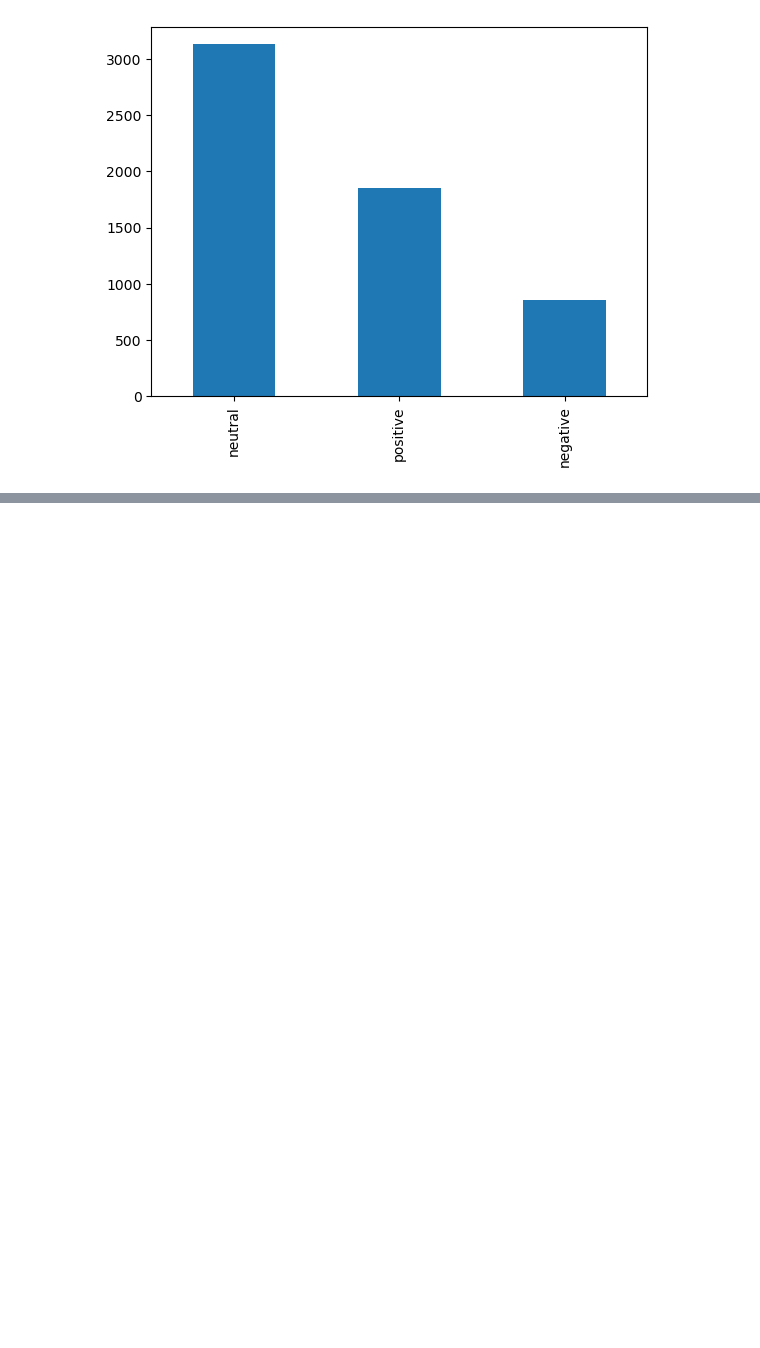
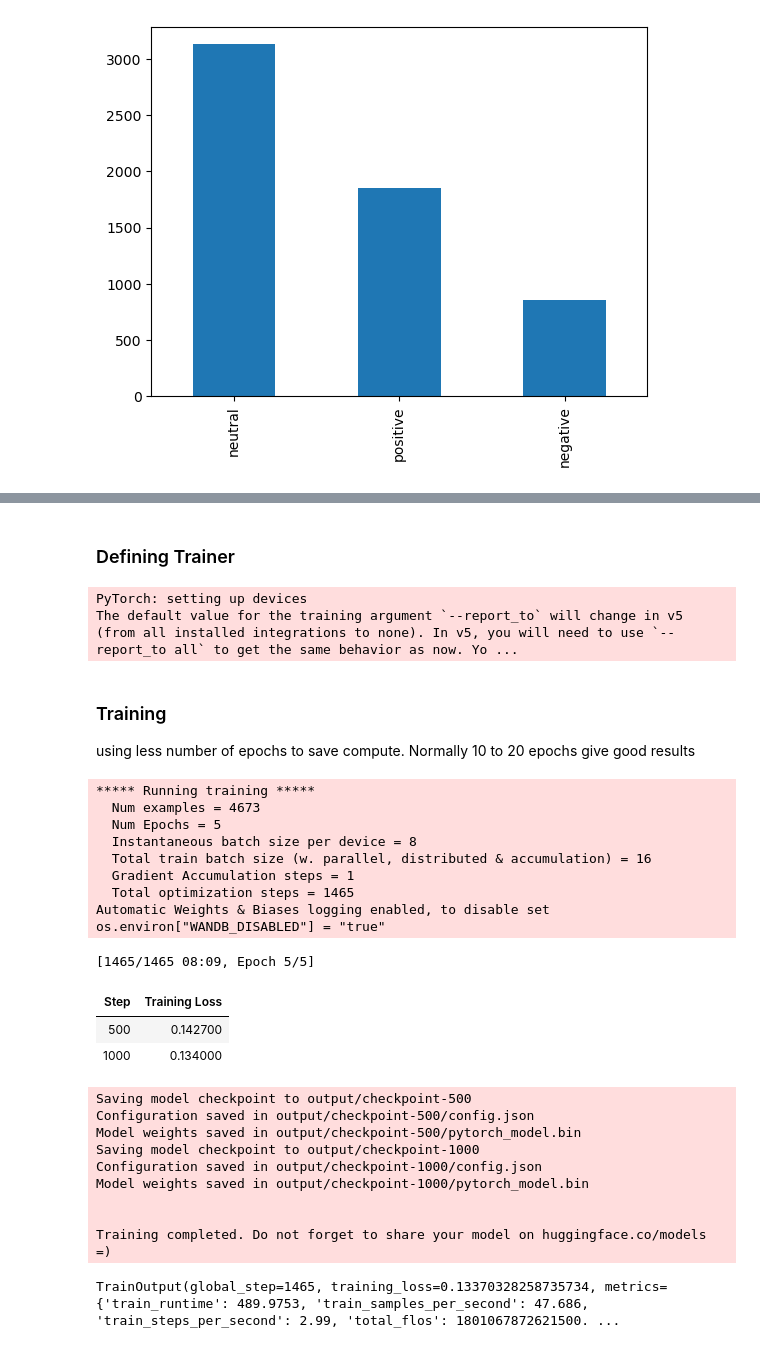
Before and after one commit to taaha/Finetuning-hugging-face-model-for-financial-sentiment, a Jupyter notebook: finetuning.ipynb, the cells around one changed output, grey strips where cells are left out. Saved outputs shown, nothing was run; the diff lists cells and outputs as text; code cells hidden in the pictures; blank space fills up the shorter version.

```diff
--- a/finetuning.ipynb
+++ b/finetuning.ipynb
@@ -86,0 +151,17 @@ You should probably TRAIN this model on a down-stream task to be able to use it
+# %%
+class Dataset(torch.utils.data.Dataset):
+    def __init__(self, encodings, labels=None):
+        self.encodings = encodings
+        self.labels = labels
+
+    def __getitem__(self, idx):
+        item = {key: torch.tensor(val[idx]) for key, val in self.encodings.items()}
+        if self.labels:
+            item["labels"] = torch.tensor(self.labels[idx])
+        return item
+
+    def __len__(self):
+        return len(self.encodings["input_ids"])
+# %%
+train_dataset = Dataset(X_train_tokenized, y_train)
+val_dataset = Dataset(X_val_tokenized, y_val)
@@ -86,0 +188,59 @@ You should probably TRAIN this model on a down-stream task to be able to use it
+# %%
+def compute_metrics(p):
+    print(type(p))
+    pred, labels = p
+    pred = np.argmax(pred, axis=1)
+
+    accuracy = accuracy_score(y_true=labels, y_pred=pred)
+    recall = recall_score(y_true=labels, y_pred=pred, average='micro')
+    precision = precision_score(y_true=labels, y_pred=pred, average='micro')
+    f1 = f1_score(y_true=labels, y_pred=pred, average='micro')
+
+    return {"accuracy": accuracy, "precision": precision, "recall": recall, "f1": f1}
+# %% [markdown]
+### Defining Trainer
+# %%
+args = TrainingArguments(
+    output_dir="output",
+    num_train_epochs=5,#20,
+    per_device_train_batch_size=8
+
+)
+trainer = Trainer(
+    model=model,
+    args=args,
+    train_dataset=train_dataset,
+    eval_dataset=val_dataset,
+    compute_metrics=compute_metrics
+)
+# %% [output]
+PyTorch: setting up devices
+The default value for the training argument `--report_to` will change in v5 (from all installed integrations to none). In v5, you will need to use `--report_to all` to get the same behavior as now. Yo ...
+# %% [markdown]
+### Training
+using less number of epochs to save compute. Normally 10 to 20 epochs give good results
+# %%
+trainer.train()
+# %% [output]
+***** Running training *****
+  Num examples = 4673
+  Num Epochs = 5
+  Instantaneous batch size per device = 8
+  Total train batch size (w. parallel, distributed & accumulation) = 16
+  Gradient Accumulation steps = 1
+  Total optimization steps = 1465
+Automatic Weights & Biases logging enabled, to disable set os.environ["WANDB_DISABLED"] = "true"
+[1465/1465 08:09, Epoch 5/5]
+| Step | Training Loss |
+| 500 | 0.142700 |
+| 1000 | 0.134000 |
+Saving model checkpoint to output/checkpoint-500
+Configuration saved in output/checkpoint-500/config.json
+Model weights saved in output/checkpoint-500/pytorch_model.bin
+Saving model checkpoint to output/checkpoint-1000
+Configuration saved in output/checkpoint-1000/config.json
+Model weights saved in output/checkpoint-1000/pytorch_model.bin
+
+
+Training completed. Do not forget to share your model on huggingface.co/models =)
+TrainOutput(global_step=1465, training_loss=0.13370328258735734, metrics={'train_runtime': 489.9753, 'train_samples_per_second': 47.686, 'train_steps_per_second': 2.99, 'total_flos': 1801067872621500. ...
```
Also changed, not shown: parts of 27 cells of this notebook.
